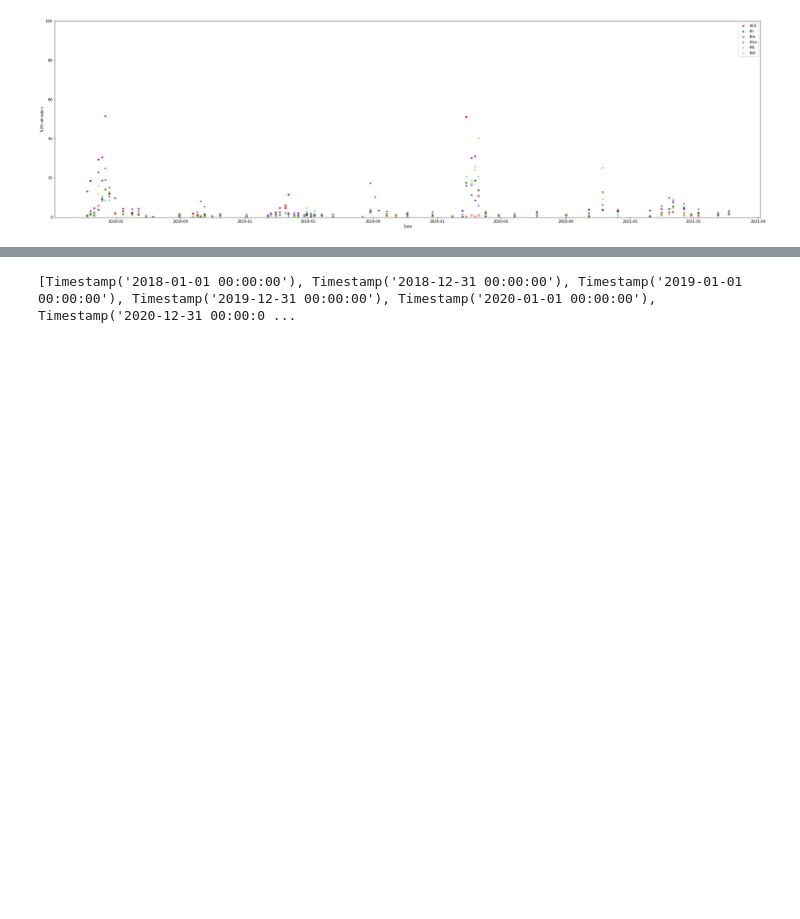
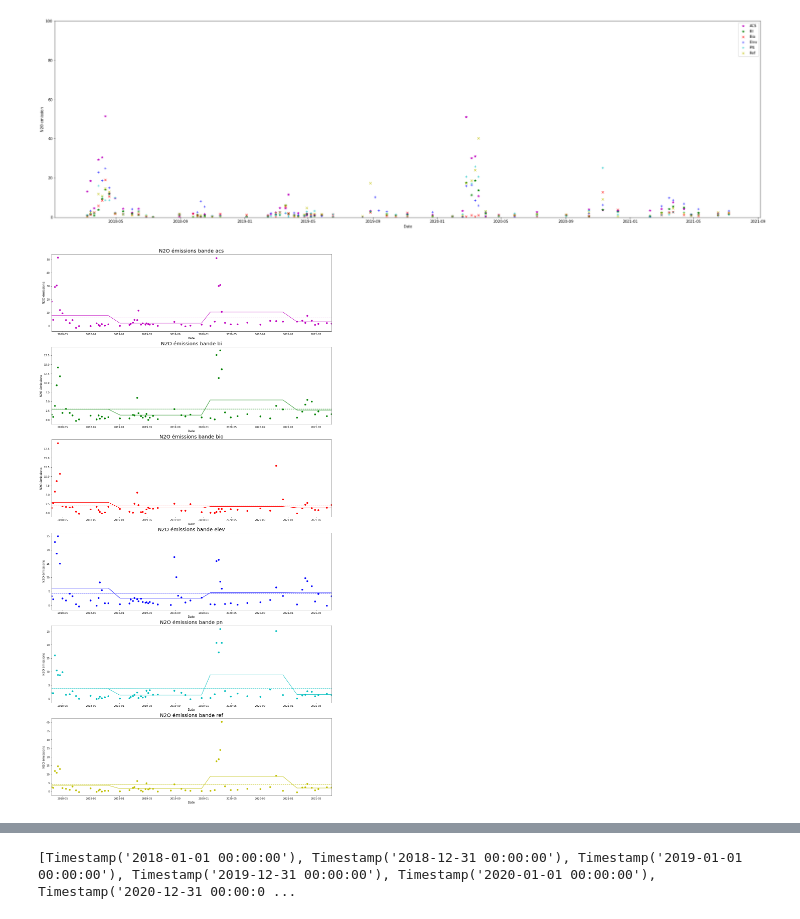
Before and after one commit to drylse/fil_rouge, a Jupyter notebook: analyse_pic_v6.ipynb, the cells around one changed output, grey strips where cells are left out. Saved outputs shown, nothing was run; the diff lists cells and outputs as text; code cells hidden in the pictures; blank space fills up the shorter version.

```diff
--- a/analyse_pic_v6.ipynb
+++ b/analyse_pic_v6.ipynb
@@ -330,3 +210,47 @@ plt.ylim([0, 100])
 fig.savefig('allbands.jpg')
 # %% [output]
 [figure]
+# %%
+import matplotlib.pyplot as plt
+
+
+fig = plt.figure(figsize=(25, 5))
+plt.title("N2O émissions en fonction des années", fontsize = 20)
+plt.ylabel('N2O émissions', fontsize = 12)
+plt.xlabel('Date', fontsize = 12)
+
+markers = ['mo', 'go', 'ro', 'bo', 'co', 'yo']
+for index, bande in enumerate(df.Bande.unique()):
+    x = df.loc[df.Bande == bande, "Date"]
+    y = df.loc[df.Bande == bande, "N20"]
+    plt.plot(x, y, markers[index])
+
+plt.legend(df.Bande.unique(), title="Bandes")
+plt.show()
+# %%
+markers = ['m', 'g', 'r', 'b', 'c', 'y']
+
+fig = plt.figure(figsize=(20, 15))
+
+for index, bande in enumerate(df.Bande.unique()):
+
+    plt.subplot(6,1,index + 1)
+    plt.subplots_adjust(bottom = 1, top = 3)
+    plt.title("N2O émissions bande " + bande, fontsize = 20)
+    plt.ylabel('N2O émissions', fontsize = 12)
+    plt.xlabel('Date', fontsize = 12)
+
+    x = df.loc[df.Bande== bande, "Date"]
+    y = df.loc[df.Bande == bande, "N20"]
+    plt.plot(x, y, str(markers[index] + 'o'))
+
+    plt.axhline(y.mean(), color = markers[index], linestyle="--")  # Moyenne
+
+    dt_t = df.loc[df.Bande == bande, ["Date", "N20"]]
+    dt_t['year'] = dt_t.Date.dt.year    # Rajout d'une colonne year
+    dt_mean = dt_t.groupby('year', axis = 0).mean() # On récupère la valeur moyenne par année
+    y_mean = dt_t['year'].map(dt_mean['N20']) # On map les valeurs sur le dataframe d'origine
+    plt.plot(x, y_mean, color = markers[index], linestyle="-")  # Moyenne par année
+    plt.xlim([dt_t.Date.min(), dt_t.Date.max()])
+# %% [output]
+[figure, added]
```
Also changed, not shown: parts of 32 cells of this notebook, 3 other files.
